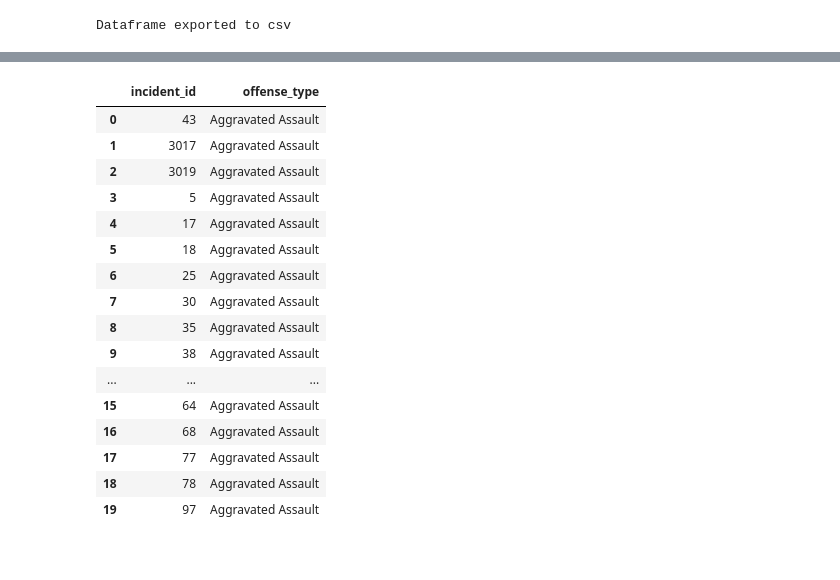
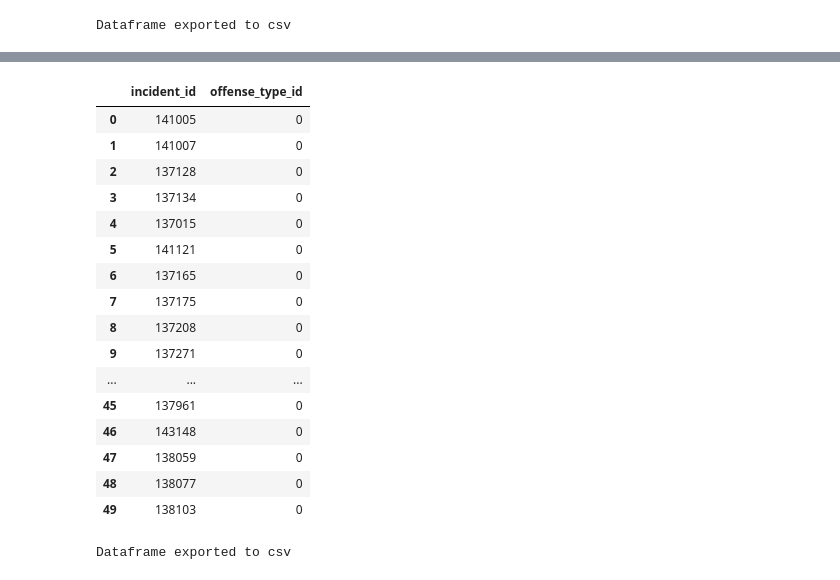
Before and after one commit to evacs/Project-3, a Jupyter notebook: etl/hate_crimes_AP.ipynb, the cells around one changed output, grey strips where cells are left out. Drawn from its saved outputs; the diff is of its cells as text; code cells hidden in the pictures.

Commit message:
fixed incident_offense csv

```diff
--- a/etl/hate_crimes_AP.ipynb
+++ b/etl/hate_crimes_AP.ipynb
@@ -28,3 +28,7 @@ crime_data_df.head()
 | 2 | 45 | 1991 | North Little Rock | AR | Arkansas | West South Central | South | ... |
 | 3 | 46 | 1991 | North Little Rock | AR | Arkansas | West South Central | South | ... |
 | 4 | 47 | 1991 | Sevier | AR | Arkansas | West South Central | South | ... |
+# %%
+#cutting off unwanted years
+crime_data_df = crime_data_df[crime_data_df['data_year'] > 2008]
+crime_data_df.head()
@@ -142,0 +154,3 @@ inci_df.head()
+# %%
+offense_types_df = offense_types_df.reset_index()
+offense_types_df
@@ -143,22 +175,30 @@ inci_df.head()
 # %%
 incident_offense = inci_df.merge(offense_types_df,on  = "offense_type", how = 'right')
-incident_offense = incident_offense[["incident_id","offense_type"]]
-incident_offense.head(20)
+incident_offense = incident_offense[["incident_id","offense_type_id"]]
+incident_offense.head(50)
 # %% [output]
-|  | incident_id | offense_type |
-| 0 | 43 | Aggravated Assault |
-| 1 | 3017 | Aggravated Assault |
-| 2 | 3019 | Aggravated Assault |
-| 3 | 5 | Aggravated Assault |
-| 4 | 17 | Aggravated Assault |
-| 5 | 18 | Aggravated Assault |
-| 6 | 25 | Aggravated Assault |
-| 7 | 30 | Aggravated Assault |
-| 8 | 35 | Aggravated Assault |
-| 9 | 38 | Aggravated Assault |
+|  | incident_id | offense_type_id |
+| 0 | 141005 | 0 |
+| 1 | 141007 | 0 |
+| 2 | 137128 | 0 |
+| 3 | 137134 | 0 |
+| 4 | 137015 | 0 |
+| 5 | 141121 | 0 |
+| 6 | 137165 | 0 |
+| 7 | 137175 | 0 |
+| 8 | 137208 | 0 |
+| 9 | 137271 | 0 |
 | ... | ... | ... |
-| 15 | 64 | Aggravated Assault |
-| 16 | 68 | Aggravated Assault |
-| 17 | 77 | Aggravated Assault |
-| 18 | 78 | Aggravated Assault |
-| 19 | 97 | Aggravated Assault |
+| 45 | 137961 | 0 |
+| 46 | 143148 | 0 |
+| 47 | 138059 | 0 |
+| 48 | 138077 | 0 |
+| 49 | 138103 | 0 |
+# %%
+#exporting incident_offense_id as csv
+incident_offense.to_csv('data/incident_offense.csv', index=False)
+
+# Confirm that export completed
+print('Dataframe exported to csv')
+# %% [output]
+Dataframe exported to csv
```
Also changed, not shown: parts of 8 cells of this notebook, 4 other files.
